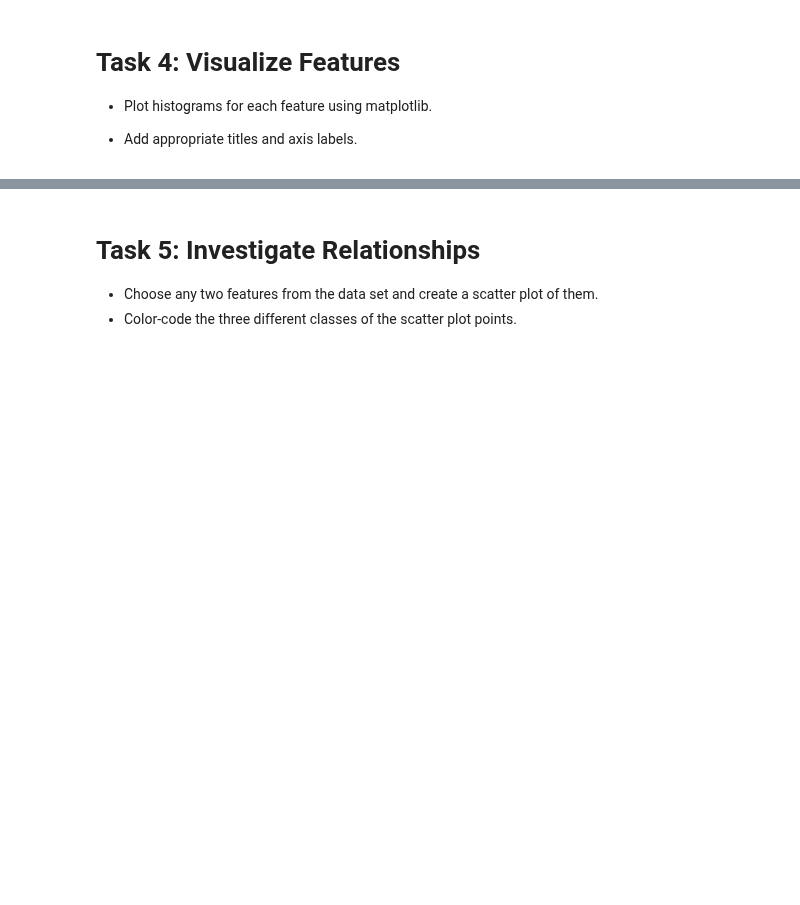
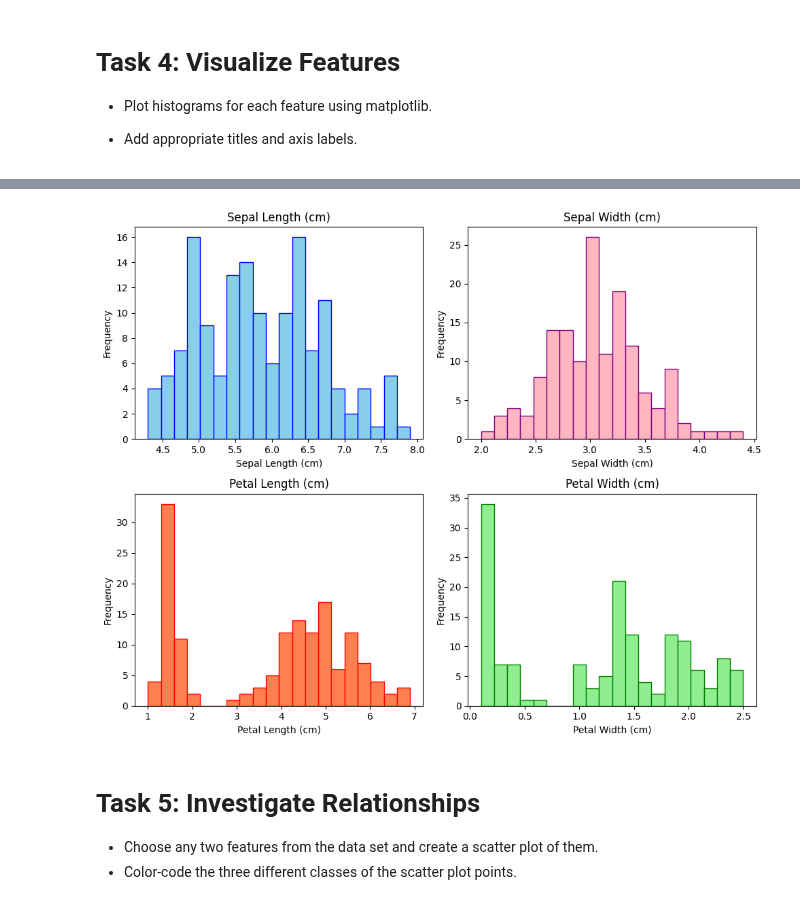
Before and after one commit to LDonn32/principles_of_data_analytics, a Jupyter notebook: tasks.ipynb, the cells around one changed output, grey strips where cells are left out. Drawn from its saved outputs; the diff is of its cells as text; code cells hidden in the pictures; blank space fills up the shorter version.

Commit message:
revision on tasks 1-4 and updated references layout

```diff
--- a/tasks.ipynb
+++ b/tasks.ipynb
@@ -119,0 +88,17 @@ data
+# %%
+# Convert to a DataFrame.
+# See: https://pythonbasics.org/pandas-dataframe/#:~:text=The%20simple%20datastructure%20pandas.DataFrame%20is%20described%20in%20this,data%20structure%20%28like%20table%29%20with%20rows%20and%20columns.
+
+df = pd.DataFrame(data=data.data, columns=data.feature_names)
+
+# Print the first 5 rows.
+# See: https://pandas.pydata.org/pandas-docs/stable/reference/api/pandas.DataFrame.head.html#pandas.DataFrame.head
+
+print("First 5 rows:")
+print(df.head())
+
+# Print the last 5 rows.
+# See: https://pandas.pydata.org/pandas-docs/stable/reference/api/pandas.DataFrame.tail.html
+
+print("\nLast 5 rows:")
+print(df.tail())
@@ -200,9 +200,6 @@ Maximum: The largest value of the feature.
 Standard Deviation: A measure of the spread of the values for the feature.
 
 Median: The middle value of the feature when sorted.
-# %%
-# Load the iris dataset.
-df = pd.read_csv('https://gist.githubusercontent.com/curran/a08a1080b88344b0c8a7/raw/0e7a9b0a5d22642a06d3d5b9bcbad9890c8ee534/iris.csv')
 # %%
 # Using the describe() function to generate descriptive statistics.
 print(df.describe())
@@ -299,3 +272,54 @@ plt.show()
+# %%
+# Plot histograms for each feature.
+# See: https://matplotlib.org/stable/api/_as_gen/matplotlib.pyplot.subplots.html
+
+fig, axes = plt.subplots(2, 2, figsize=(10, 8))  # Create a 2x2 grid of subplots
+
+# Plot each feature's histogram.
+# See: https://matplotlib.org/stable/api/_as_gen/matplotlib.pyplot.hist.html
+
+axes[0, 0].hist(df['sepal length (cm)'], bins=20, color='skyblue', edgecolor='blue')
+
+# See: https://matplotlib.org/stable/api/_as_gen/matplotlib.axes.Axes.set_title.html
+
+axes[0, 0].set_title('Sepal Length (cm)')
+
+# See: https://matplotlib.org/stable/api/_as_gen/matplotlib.axes.Axes.set_xlabel.html
+
+axes[0, 0].set_xlabel('Sepal Length (cm)')
+
+# See: https://matplotlib.org/stable/api/_as_gen/matplotlib.axes.Axes.set_ylabel.html
+
+axes[0, 0].set_ylabel('Frequency')
+
+# Repeat the above steps for the remaining 3 features, changing colours of each histogram to distinguish them from each other.
+
+axes[0, 1].hist(df['sepal width (cm)'], bins=20, color='lightpink', edgecolor='purple')
+axes[0, 1].set_title('Sepal Width (cm)')
+axes[0, 1].set_xlabel('Sepal Width (cm)')
+axes[0, 1].set_ylabel('Frequency')
+
+axes[1, 0].hist(df['petal length (cm)'], bins=20, color='coral', edgecolor='red')
+axes[1, 0].set_title('Petal Length (cm)')
+axes[1, 0].set_xlabel('Petal Length (cm)')
+axes[1, 0].set_ylabel('Frequency')
+
+axes[1, 1].hist(df['petal width (cm)'], bins=20, color='lightgreen', edgecolor='green')
+axes[1, 1].set_title('Petal Width (cm)')
+axes[1, 1].set_xlabel('Petal Width (cm)')
+axes[1, 1].set_ylabel('Frequency')
+
+# Adjust layout to prevent overlap
+# See: https://matplotlib.org/stable/api/_as_gen/matplotlib.pyplot.tight_layout.html
+
+plt.tight_layout()
+
+# Show the plots
+# See: https://matplotlib.org/stable/api/_as_gen/matplotlib.pyplot.show.html
+
+plt.show()
+# %% [output]
+[figure, added]
 # %% [markdown]
 # Task 5: Investigate Relationships
 - Choose any two features from the data set and create a scatter plot of them.
```
Also changed, not shown: parts of 35 cells of this notebook.
